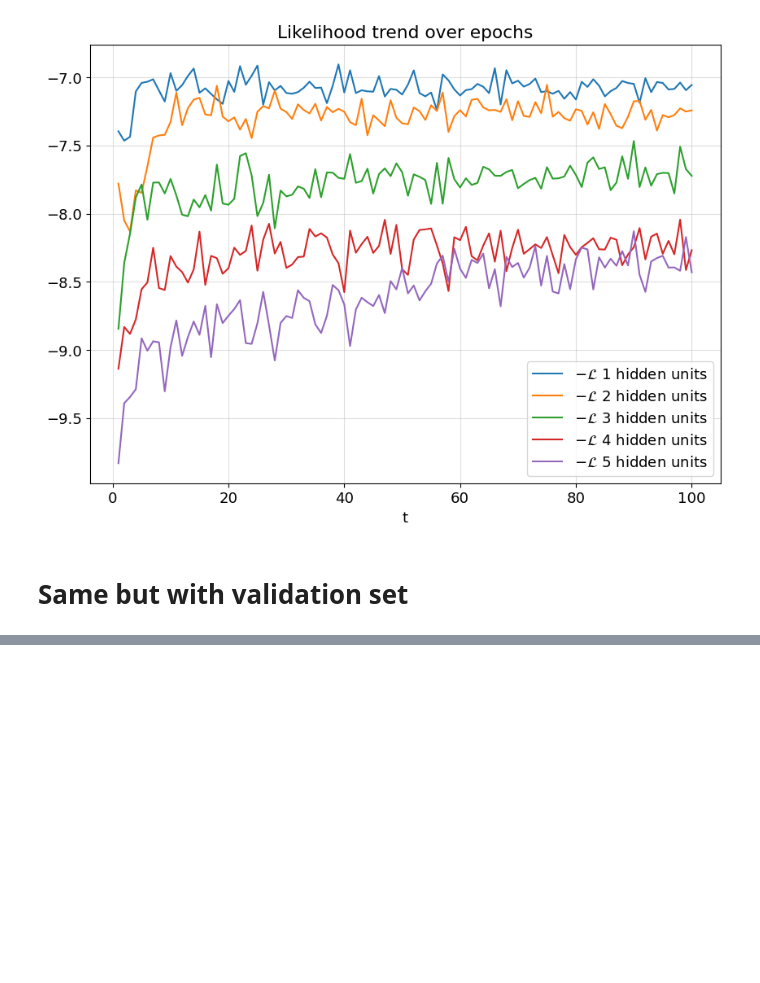
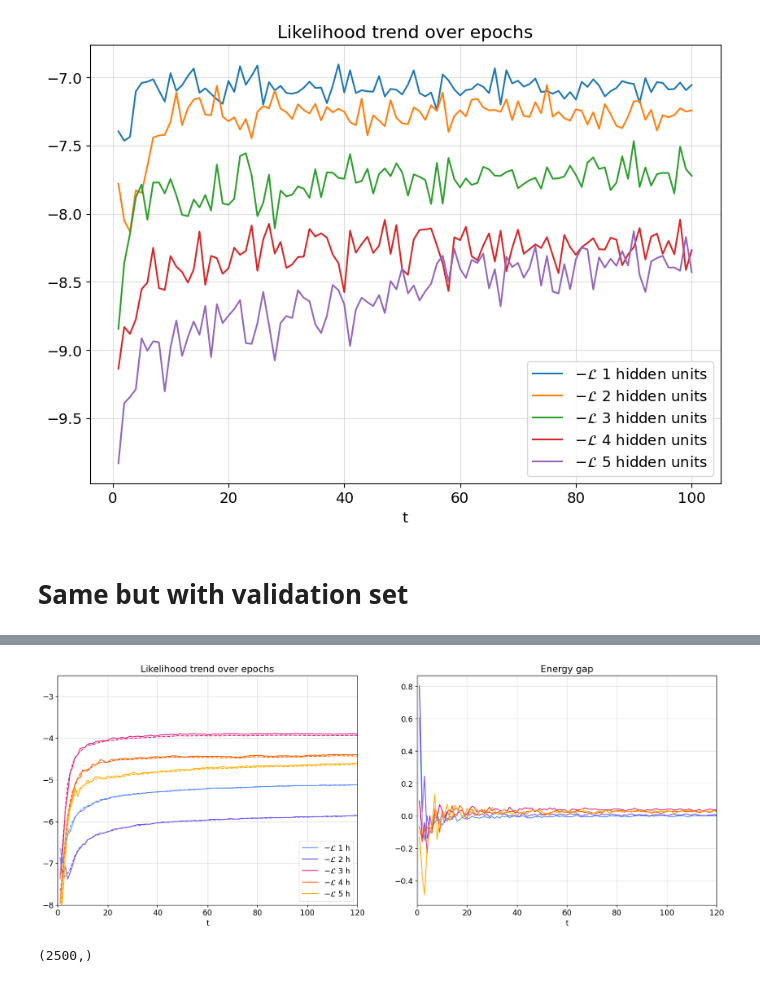
Before and after one commit to GiacomoLongaroni/LCP_mod_B, a Jupyter notebook: Ex4/RBM_24-giulia.ipynb, the cells around one changed output, grey strips where cells are left out. Drawn from its saved outputs; the diff is of its cells as text; code cells hidden in the pictures; blank space fills up the shorter version.

Commit message:
regularization plot

```diff
--- a/Ex4/RBM_24-giulia.ipynb
+++ b/Ex4/RBM_24-giulia.ipynb
@@ -1012,7 +1042,7 @@ for M in range(1,7):
     all_conf = get_config(L+M)
     all_conf_hid = get_config(M)
 
-    w_loop, a_loop, b_loop, logL_loop_train, logL_loop_val,  dataenergies_loop_train, dataenergies_loop_val, logZfunc_loop_train = RBM_train_validation_L(weights=wloop, a_func=aloop, b_func=bloop)
+    w_loop, a_loop, b_loop, logL_loop_train, logL_loop_val,  dataenergies_loop_train, dataenergies_loop_val, logZfunc_loop_train = RBM_train_validation_L(0.9,0.999,weights=wloop, a_func=aloop, b_func=bloop)
     training_loop.append([w_loop, a_loop, b_loop, logL_loop_train, logL_loop_val,  dataenergies_loop_train, dataenergies_loop_val, logZfunc_loop_train])
 # %% [output]
 ------RBM model with 1 hidden layer------
@@ -1035,0 +1065,72 @@ KeyboardInterrupt:
+# %%
+#PALETTE
+col_1 = '#648FFF'
+col_2 = '#785EF0'
+col_3 = '#DC267F'
+col_4 = '#FE6100'
+col_5 = '#FFB000'
+# %%
+# plot log likelihood during training
+
+#logZfunc_ = (-1)*np.array(logZfunc)
+
+fig, ax = plt.subplots(1,2,figsize=(20,7))
+ax[0].grid(alpha=0.4)
+ax[1].grid(alpha=0.4)
+
+eps = np.arange(1, 121, 1)
+
+#ax1 = ax.twinx()
+#ax1.plot(eps, (-1)*np.array(dataenergies), label = '$-$ data energy average', color = 'green')
+ax[0].plot(eps, training_loop[0][3] , label = '$-\\mathcal{L}$ 1 h', color = col_1)
+ax[0].plot(eps, training_loop[1][3] , label = '$-\\mathcal{L}$ 2 h', color = col_2)
+ax[0].plot(eps, training_loop[2][3] , label = '$-\\mathcal{L}$ 3 h', color = col_3)
+ax[0].plot(eps, training_loop[3][3] , label = '$-\\mathcal{L}$ 4 h', color = col_4)
+ax[0].plot(eps, training_loop[4][3] , label = '$-\\mathcal{L}$ 5 h', color = col_5)
+#ax.plot(eps, logL, label = '$\\mathcal{L}$')
+ax[0].set_xlabel('t')
+ax[0].set_title('Likelihood trend over epochs')
+ax[0].legend(loc='lower right')
+ax[0].set_ylim(-11.7,-6)
+#ax.set_ylim(-12.7,-9.5)
+# ax1.set_ylim(-0.3,0.7)
+#ax1.legend(loc='upper right')
+#ax1.set_ylabel('$-E$', color = 'green')
+# plot log likelihood during training
+
+#logZfunc_ = (-1)*np.array(logZfunc)
+
+#ax1 = ax.twinx()
+#ax1.plot(eps, (-1)*np.array(dataenergies), label = '$-$ data energy average', color = 'green')
+ax[0].plot(eps, training_loop[0][4] , label = '$-\\mathcal{L}$ 1 h', linestyle = '--', color = col_1)
+ax[0].plot(eps, training_loop[1][4] , label = '$-\\mathcal{L}$ 2 h', linestyle = '--', color = col_2)
+ax[0].plot(eps, training_loop[2][4] , label = '$-\\mathcal{L}$ 3 h', linestyle = '--', color = col_3)
+ax[0].plot(eps, training_loop[3][4] , label = '$-\\mathcal{L}$ 4 h', linestyle = '--', color = col_4)
+ax[0].plot(eps, training_loop[4][4] , label = '$-\\mathcal{L}$ 5 h', linestyle = '--', color = col_5)#ax.plot(eps, logL, label = '$\\mathcal{L}$')
+ax[0].set_xlim(0,120)
+#ax[1].set_xlabel('t')
+#ax[1].set_title('Likelihood trend over epochs')
+#ax[1].legend(loc='lower right')
+ax[0].set_ylim(-8,-2.5)
+# ax1.set_ylim(-0.3,0.7)
+#ax1.legend(loc='upper right')
+#ax1.set_ylabel('$-E$', color = 'green')
+ax[1].set_title('Energy gap')
+ax[1].set_xlabel('t')
+ax[1].plot(eps, (np.array(training_loop[0][6]) - np.array(training_loop[0][5])) , label = 'energy gap 1 hidden units', color = col_1)
+ax[1].plot(eps, (np.array(training_loop[1][6]) - np.array(training_loop[1][5])) , label = 'energy gap 2 hidden units', color = col_2)
+ax[1].plot(eps, (np.array(training_loop[2][6]) - np.array(training_loop[2][5])) , label = 'energy gap 3 hidden units', color = col_3)
+ax[1].plot(eps, (np.array(training_loop[3][6]) - np.array(training_loop[3][5])) , label = 'energy gap 4 hidden units', color = col_4)
+ax[1].plot(eps, (np.array(training_loop[4][6]) - np.array(training_loop[4][5])) , label = 'energy gap 5 hidden units', color = col_5)
+ax[1].set_xlim(0,120)
+
+plt.show()
+
+plt.show()
+# %% [output]
+[figure, added]
+# %%
+a = np.array(training_loop[0][6])
+a.shape
+# %% [output]
+(2500,)
```
Also changed, not shown: parts of 3 cells of this notebook.
